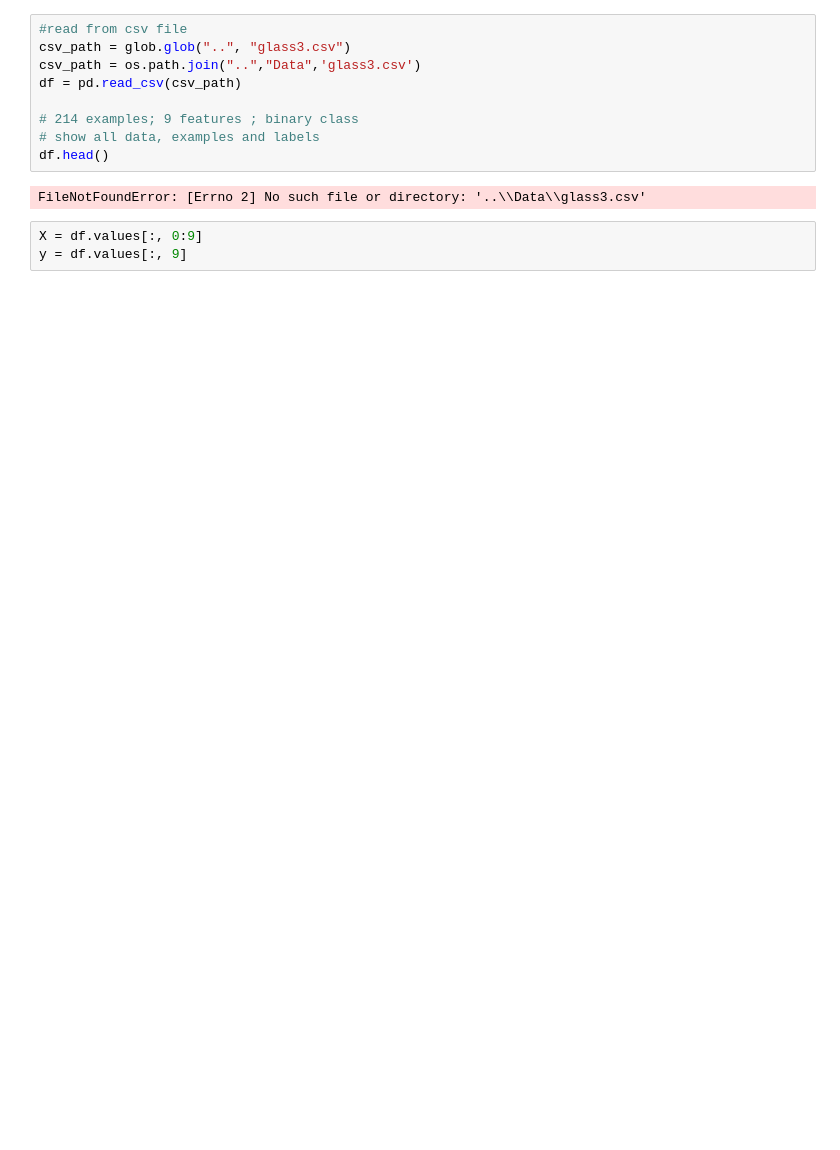
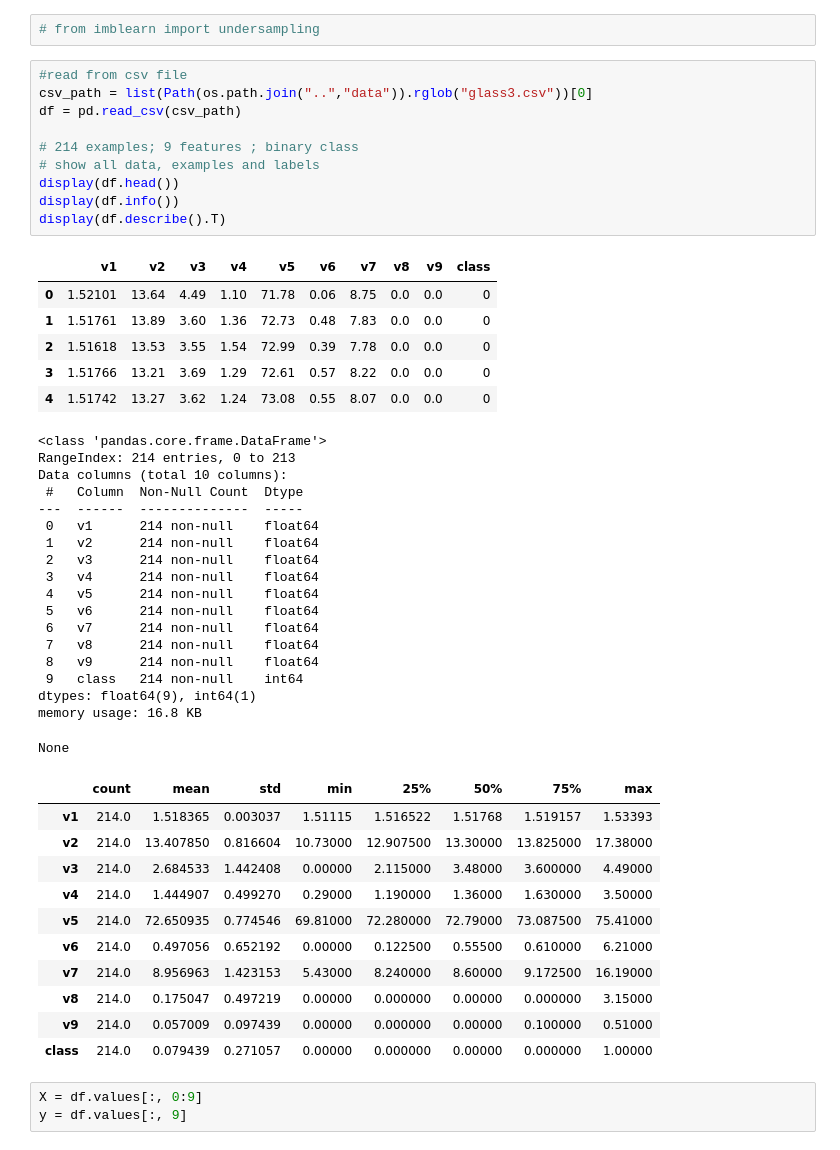
Before and after one commit to winwinteam/imbalance-data, a Jupyter notebook: source code/Random+UnderSampling.ipynb, the cells around one changed output. Drawn from its saved outputs; the diff is of its cells as text; blank space fills up the shorter version.

```diff
--- a/source code/Random+UnderSampling.ipynb
+++ b/source code/Random+UnderSampling.ipynb
@@ -13,17 +13,54 @@ import glob
 
 import warnings
 warnings.filterwarnings("ignore")
+# %%
+# from imblearn import undersampling
 # %%
 #read from csv file
-csv_path = glob.glob("..", "glass3.csv")
-csv_path = os.path.join("..","Data",'glass3.csv')
+csv_path = list(Path(os.path.join("..","data")).rglob("glass3.csv"))[0]
 df = pd.read_csv(csv_path)
 
 # 214 examples; 9 features ; binary class
 # show all data, examples and labels
-df.head()
+display(df.head())
+display(df.info())
+display(df.describe().T)
 # %% [output]
+|  | v1 | v2 | v3 | v4 | v5 | v6 | v7 | v8 | v9 | class |
+| 0 | 1.52101 | 13.64 | 4.49 | 1.10 | 71.78 | 0.06 | 8.75 | 0.0 | 0.0 | 0 |
+| 1 | 1.51761 | 13.89 | 3.60 | 1.36 | 72.73 | 0.48 | 7.83 | 0.0 | 0.0 | 0 |
+| 2 | 1.51618 | 13.53 | 3.55 | 1.54 | 72.99 | 0.39 | 7.78 | 0.0 | 0.0 | 0 |
+| 3 | 1.51766 | 13.21 | 3.69 | 1.29 | 72.61 | 0.57 | 8.22 | 0.0 | 0.0 | 0 |
+| 4 | 1.51742 | 13.27 | 3.62 | 1.24 | 73.08 | 0.55 | 8.07 | 0.0 | 0.0 | 0 |
-FileNotFoundError: [Errno 2] No such file or directory: '..\\Data\\glass3.csv'
+<class 'pandas.core.frame.DataFrame'>
+RangeIndex: 214 entries, 0 to 213
+Data columns (total 10 columns):
+ #   Column  Non-Null Count  Dtype
+---  ------  --------------  -----
+ 0   v1      214 non-null    float64
+ 1   v2      214 non-null    float64
+ 2   v3      214 non-null    float64
+ 3   v4      214 non-null    float64
+ 4   v5      214 non-null    float64
+ 5   v6      214 non-null    float64
+ 6   v7      214 non-null    float64
+ 7   v8      214 non-null    float64
+ 8   v9      214 non-null    float64
+ 9   class   214 non-null    int64
+dtypes: float64(9), int64(1)
+memory usage: 16.8 KB
+None
+|  | count | mean | std | min | 25% | 50% | 75% | max |
+| v1 | 214.0 | 1.518365 | 0.003037 | 1.51115 | 1.516522 | 1.51768 | 1.519157 | 1.53393 |
+| v2 | 214.0 | 13.407850 | 0.816604 | 10.73000 | 12.907500 | 13.30000 | 13.825000 | 17.38000 |
+| v3 | 214.0 | 2.684533 | 1.442408 | 0.00000 | 2.115000 | 3.48000 | 3.600000 | 4.49000 |
+| v4 | 214.0 | 1.444907 | 0.499270 | 0.29000 | 1.190000 | 1.36000 | 1.630000 | 3.50000 |
+| v5 | 214.0 | 72.650935 | 0.774546 | 69.81000 | 72.280000 | 72.79000 | 73.087500 | 75.41000 |
+| v6 | 214.0 | 0.497056 | 0.652192 | 0.00000 | 0.122500 | 0.55500 | 0.610000 | 6.21000 |
+| v7 | 214.0 | 8.956963 | 1.423153 | 5.43000 | 8.240000 | 8.60000 | 9.172500 | 16.19000 |
+| v8 | 214.0 | 0.175047 | 0.497219 | 0.00000 | 0.000000 | 0.00000 | 0.000000 | 3.15000 |
+| v9 | 214.0 | 0.057009 | 0.097439 | 0.00000 | 0.000000 | 0.00000 | 0.100000 | 0.51000 |
+| class | 214.0 | 0.079439 | 0.271057 | 0.00000 | 0.000000 | 0.00000 | 0.000000 | 1.00000 |
 # %%
 X = df.values[:, 0:9]
 y = df.values[:, 9]
```
Also changed, not shown: parts of 8 cells of this notebook, 2 other files.
